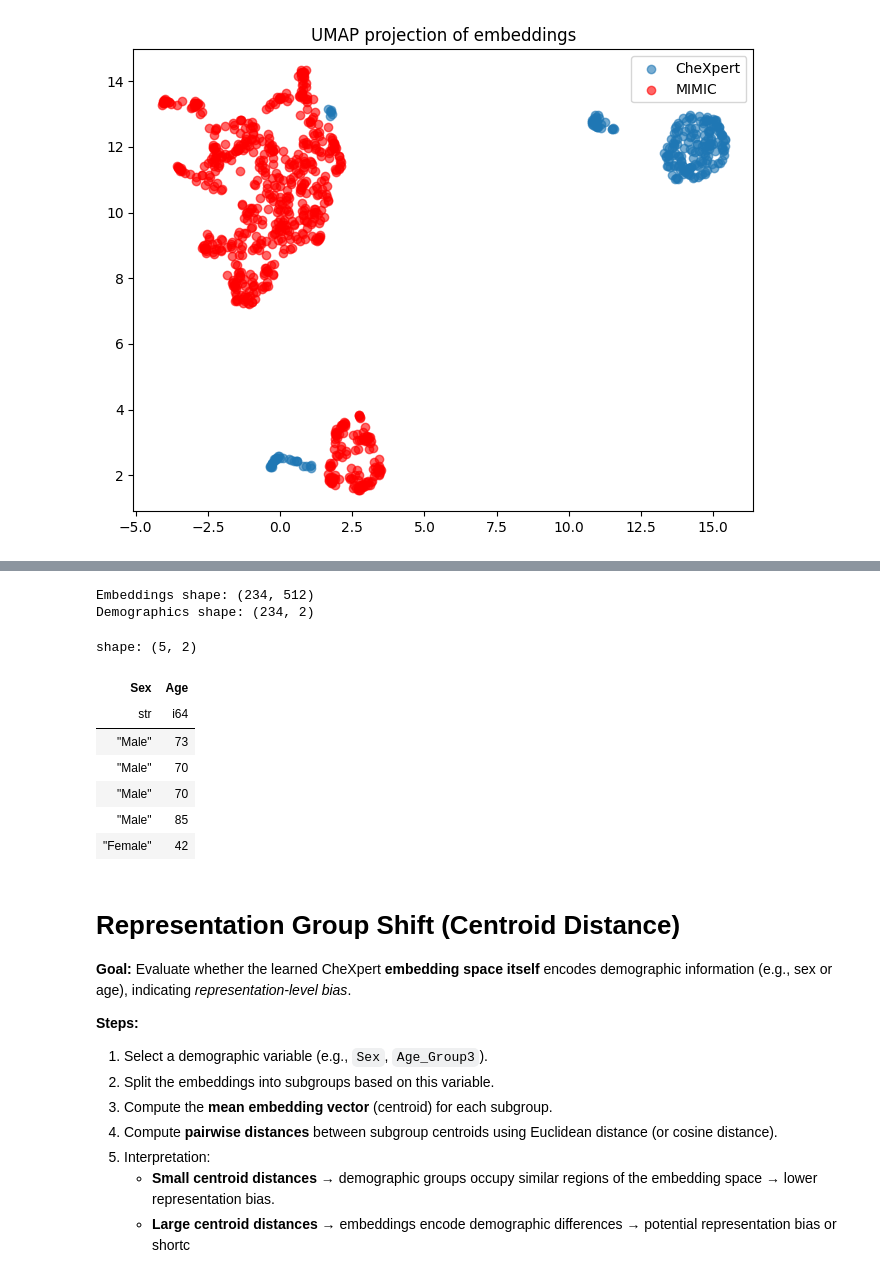
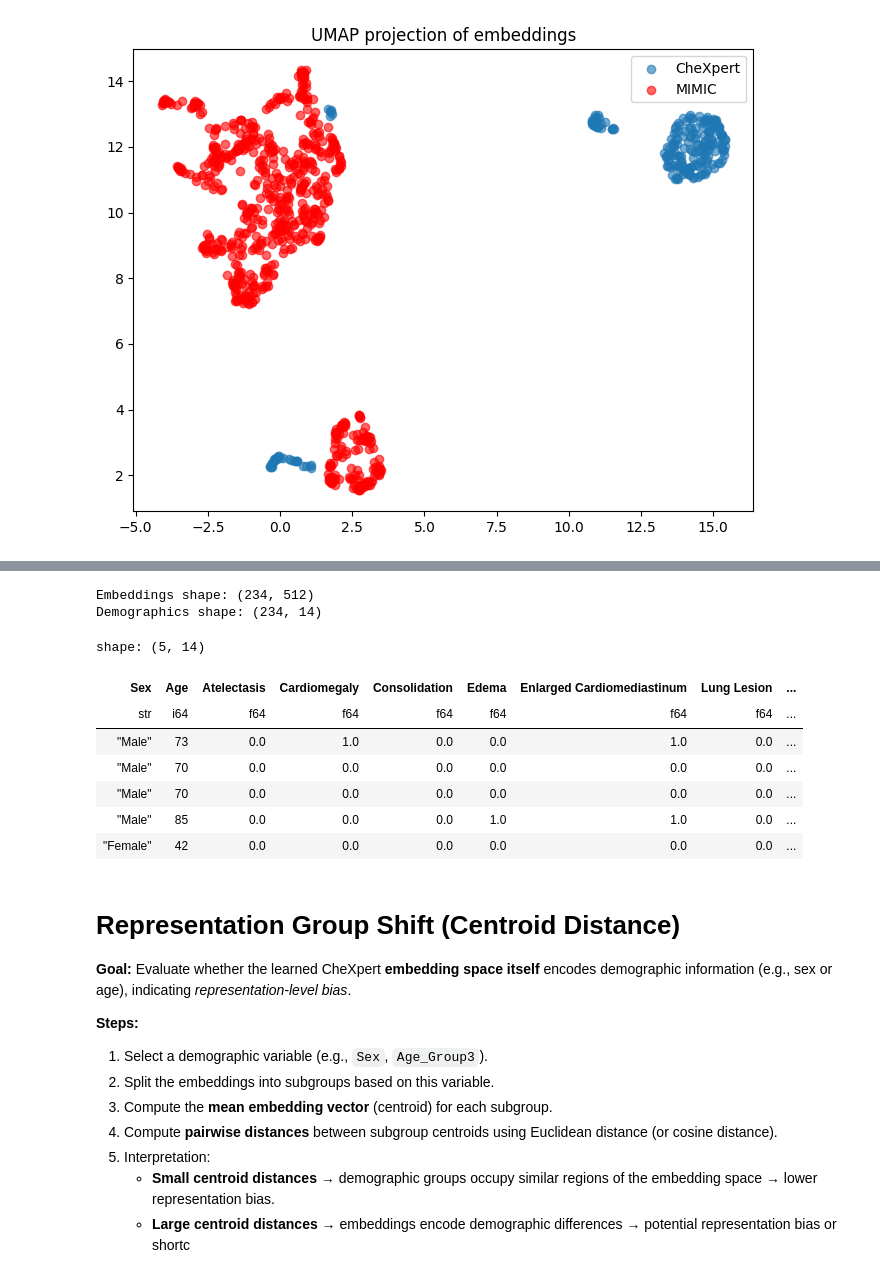
Before and after one commit to ccorbett0116/Fall2025ResearchProject, a Jupyter notebook: Research_Project.ipynb, the cells around one changed output, grey strips where cells are left out. Saved outputs shown, nothing was run; the diff lists cells and outputs as text; code cells hidden in the pictures.

```diff
--- a/Research_Project.ipynb
+++ b/Research_Project.ipynb
@@ -692,25 +679,44 @@ This prepares the data for computing **group-wise mean embeddings** and measurin
-# %%
-# Convert embeddings to numpy for easier manipulation
-emb_chex_np = emb_chexpert.cpu().numpy()
-
-# Select only demographics from CheXpert
-df_demo_chex = df_valid_chexpert.select(["Sex", "Age"])  # or any other demographic columns you care about
-
-# Quick check
-print("Embeddings shape:", emb_chex_np.shape)
-print("Demographics shape:", df_demo_chex.shape)
-df_demo_chex.head()
-# %% [output]
-Embeddings shape: (234, 512)
-Demographics shape: (234, 2)
-shape: (5, 2)
-| Sex | Age |
-| str | i64 |
-| "Male" | 73 |
-| "Male" | 70 |
-| "Male" | 70 |
-| "Male" | 85 |
-| "Female" | 42 |
+# %%
+# Convert embeddings to numpy for easier manipulation
+emb_chex_np = emb_chexpert.cpu().numpy()
+
+# Define disease columns
+disease_columns = [
+    "Atelectasis", "Cardiomegaly", "Consolidation", "Edema",
+    "Enlarged Cardiomediastinum", "Lung Lesion", "Lung Opacity",
+    "Pleural Effusion", "Pneumonia", "Pneumothorax"
+]
+
+# Select demographics AND disease columns from CheXpert
+df_demo_chex = df_valid_chexpert.select(["Sex", "Age"] + disease_columns)
+
+# Create age grouping columns
+df_demo_chex = df_demo_chex.with_columns([
+    pol.when(pol.col("Age") <= 30).then(pol.lit("0-30"))
+      .when(pol.col("Age") <= 60).then(pol.lit("31-60"))
+      .otherwise(pol.lit("61+"))
+      .alias("Age_Group3"),
+    pol.when(pol.col("Age") <= 30).then(pol.lit("0-30"))
+      .when(pol.col("Age") <= 60).then(pol.lit("31-60"))
+      .otherwise(pol.lit("61+"))
+      .alias("Age_Group")
+])
+
+# Quick check
+print("Embeddings shape:", emb_chex_np.shape)
+print("Demographics shape:", df_demo_chex.shape)
+df_demo_chex.head()
+# %% [output]
+Embeddings shape: (234, 512)
+Demographics shape: (234, 14)
+shape: (5, 14)
+| Sex | Age | Atelectasis | Cardiomegaly | Consolidation | Edema | Enlarged Cardiomediastinum | Lung Lesion | ... |
+| str | i64 | f64 | f64 | f64 | f64 | f64 | f64 | ... |
+| "Male" | 73 | 0.0 | 1.0 | 0.0 | 0.0 | 1.0 | 0.0 | ... |
+| "Male" | 70 | 0.0 | 0.0 | 0.0 | 0.0 | 0.0 | 0.0 | ... |
+| "Male" | 70 | 0.0 | 0.0 | 0.0 | 0.0 | 0.0 | 0.0 | ... |
+| "Male" | 85 | 0.0 | 0.0 | 0.0 | 1.0 | 1.0 | 0.0 | ... |
+| "Female" | 42 | 0.0 | 0.0 | 0.0 | 0.0 | 0.0 | 0.0 | ... |
 # %% [markdown]
 # Representation Group Shift (Centroid Distance)
 
```
Also changed, not shown: parts of 3 cells of this notebook.
